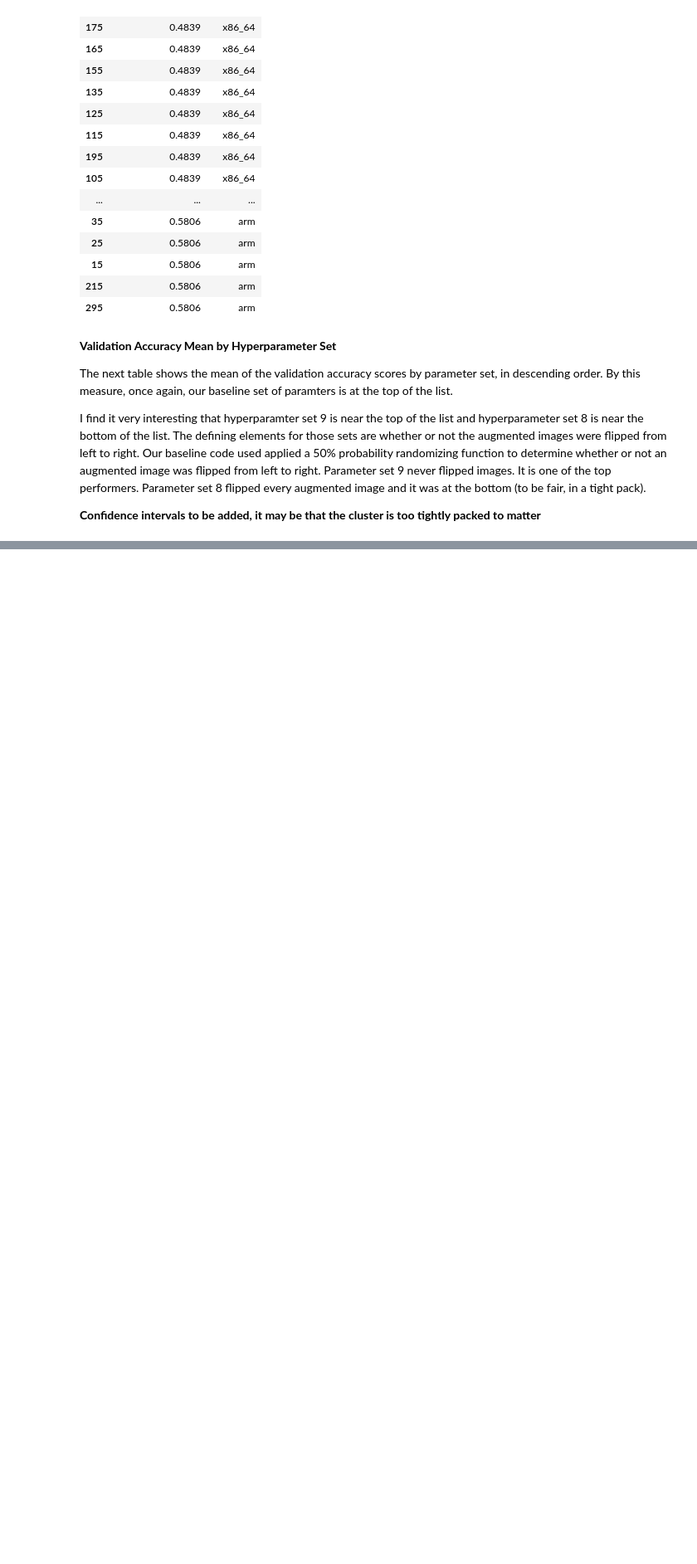
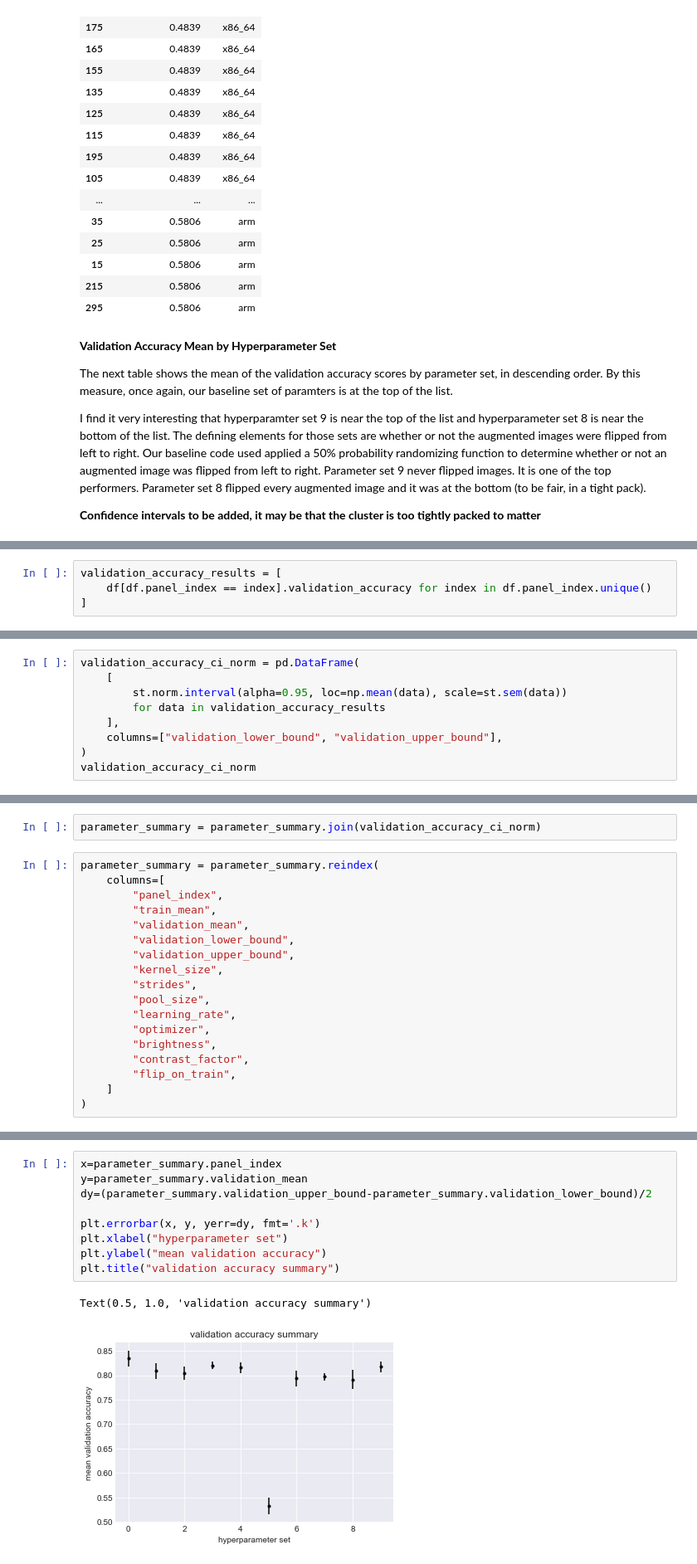
Before and after one commit to RERobbins/mids_w207_summer_22_Richard_Robbins, a Jupyter notebook: submissions/results_analysis.ipynb, the cells around one changed output, grey strips where cells are left out. Shown: that part at 83% size. Drawn from its saved outputs; the diff is of its cells as text; blank space fills up the shorter version.

```diff
--- a/submissions/results_analysis.ipynb
+++ b/submissions/results_analysis.ipynb
@@ -190,0 +207,4 @@ df.groupby(
+# %%
+validation_accuracy_results = [
+    df[df.panel_index == index].validation_accuracy for index in df.panel_index.unique()
+]
@@ -190,0 +276,9 @@ df.groupby(
+# %%
+validation_accuracy_ci_norm = pd.DataFrame(
+    [
+        st.norm.interval(alpha=0.95, loc=np.mean(data), scale=st.sem(data))
+        for data in validation_accuracy_results
+    ],
+    columns=["validation_lower_bound", "validation_upper_bound"],
+)
+validation_accuracy_ci_norm
@@ -190,0 +297,20 @@ df.groupby(
+# %%
+parameter_summary = parameter_summary.join(validation_accuracy_ci_norm)
+# %%
+parameter_summary = parameter_summary.reindex(
+    columns=[
+        "panel_index",
+        "train_mean",
+        "validation_mean",
+        "validation_lower_bound",
+        "validation_upper_bound",
+        "kernel_size",
+        "strides",
+        "pool_size",
+        "learning_rate",
+        "optimizer",
+        "brightness",
+        "contrast_factor",
+        "flip_on_train",
+    ]
+)
@@ -190,0 +331,12 @@ df.groupby(
+# %%
+x=parameter_summary.panel_index
+y=parameter_summary.validation_mean
+dy=(parameter_summary.validation_upper_bound-parameter_summary.validation_lower_bound)/2
+
+plt.errorbar(x, y, yerr=dy, fmt='.k')
+plt.xlabel("hyperparameter set")
+plt.ylabel("mean validation accuracy")
+plt.title("validation accuracy summary")
+# %% [output]
+Text(0.5, 1.0, 'validation accuracy summary')
+[figure, added]
```
Also changed, not shown: parts of 21 cells of this notebook.
